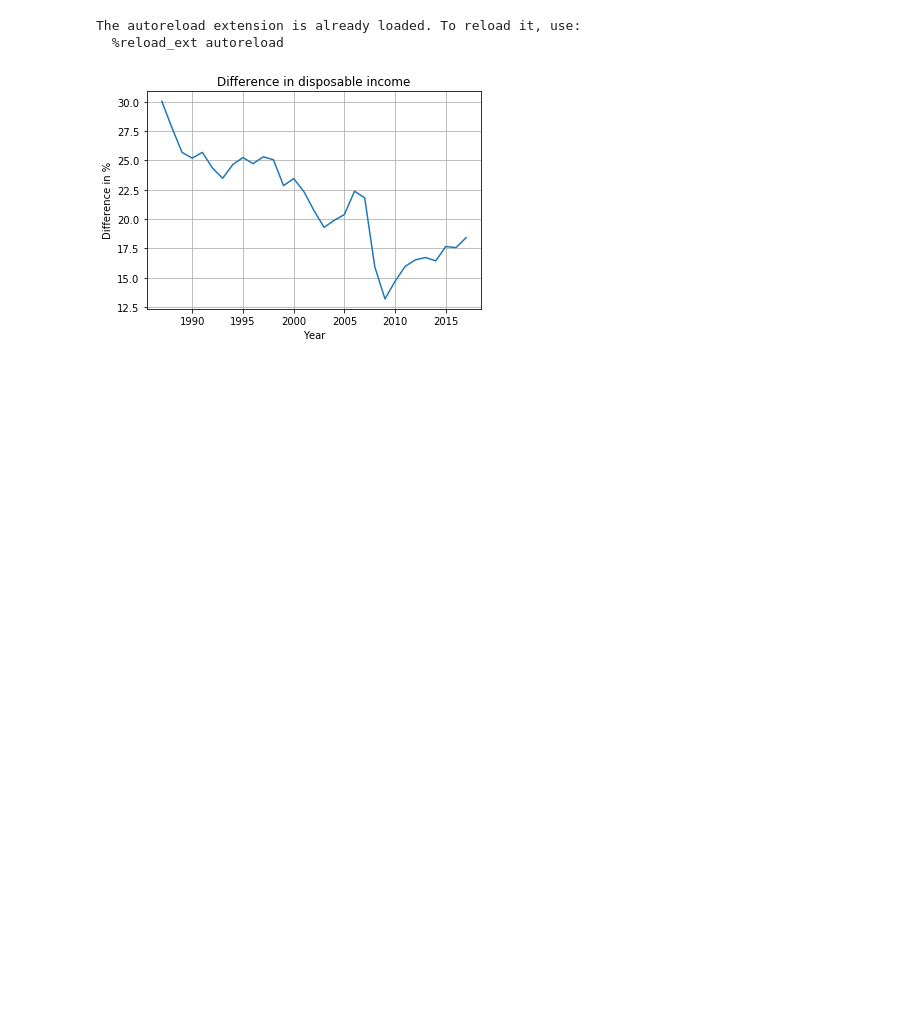
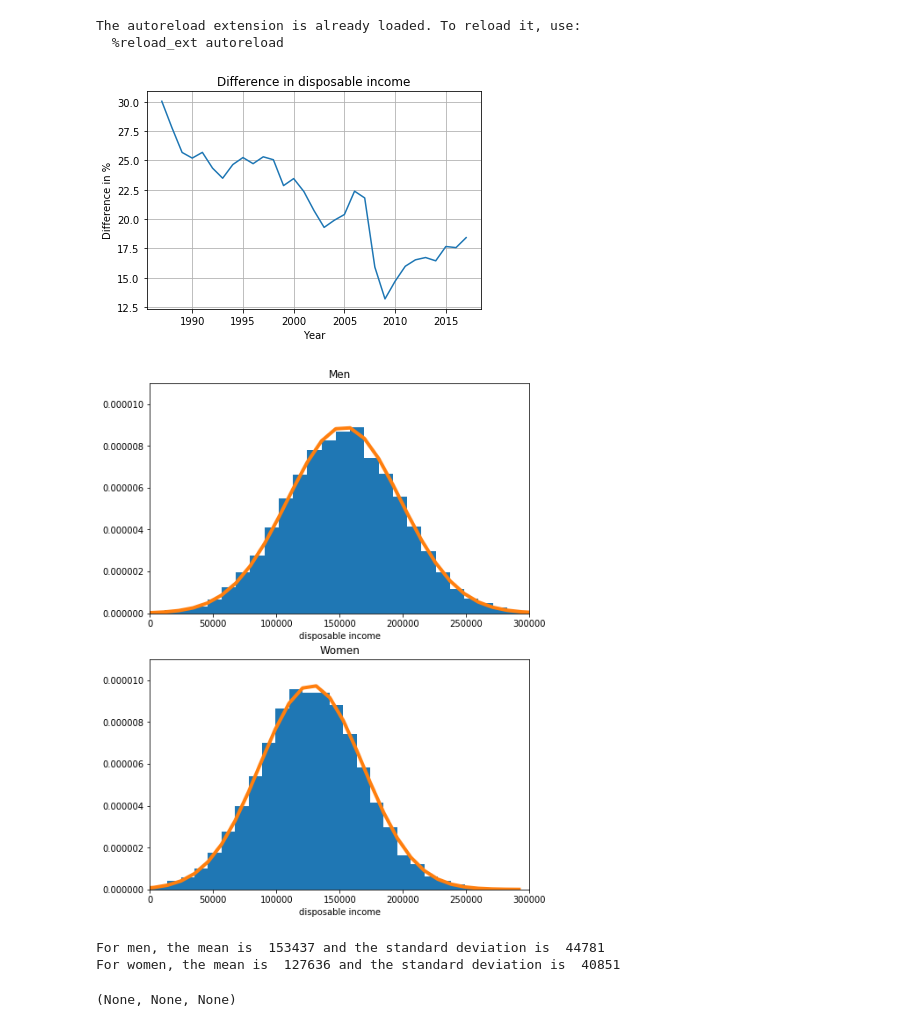
Before and after one commit to kzm266/projects-2019-anaconda-bois, a Jupyter notebook: dataproject/dataProject.ipynb, the cells around one changed output. Saved outputs shown, nothing was run; the diff lists cells and outputs as text; code cells hidden in the pictures; blank space fills up the shorter version.

```diff
--- a/dataproject/dataProject.ipynb
+++ b/dataproject/dataProject.ipynb
@@ -10,3 +10,10 @@ The autoreload extension is already loaded. To reload it, use:
 pr.Difference('Province Fyn')
 # %% [output]
 [figure]
+# %%
+pr.standard('Province Fyn')
+# %% [output]
+[figure, added]
+For men, the mean is  153437 and the standard deviation is  44781
+For women, the mean is  127636 and the standard deviation is  40851
+(None, None, None)
```
